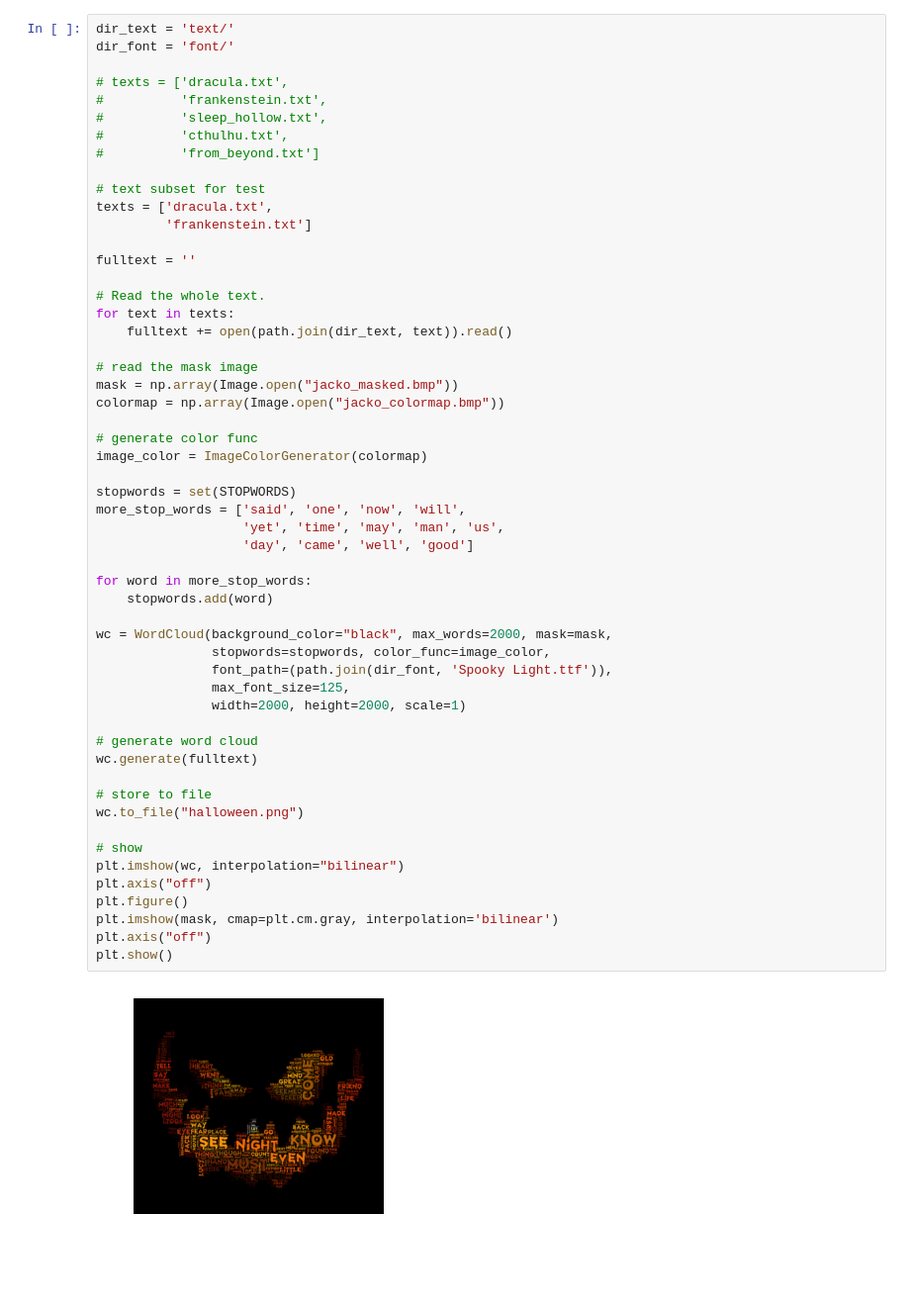
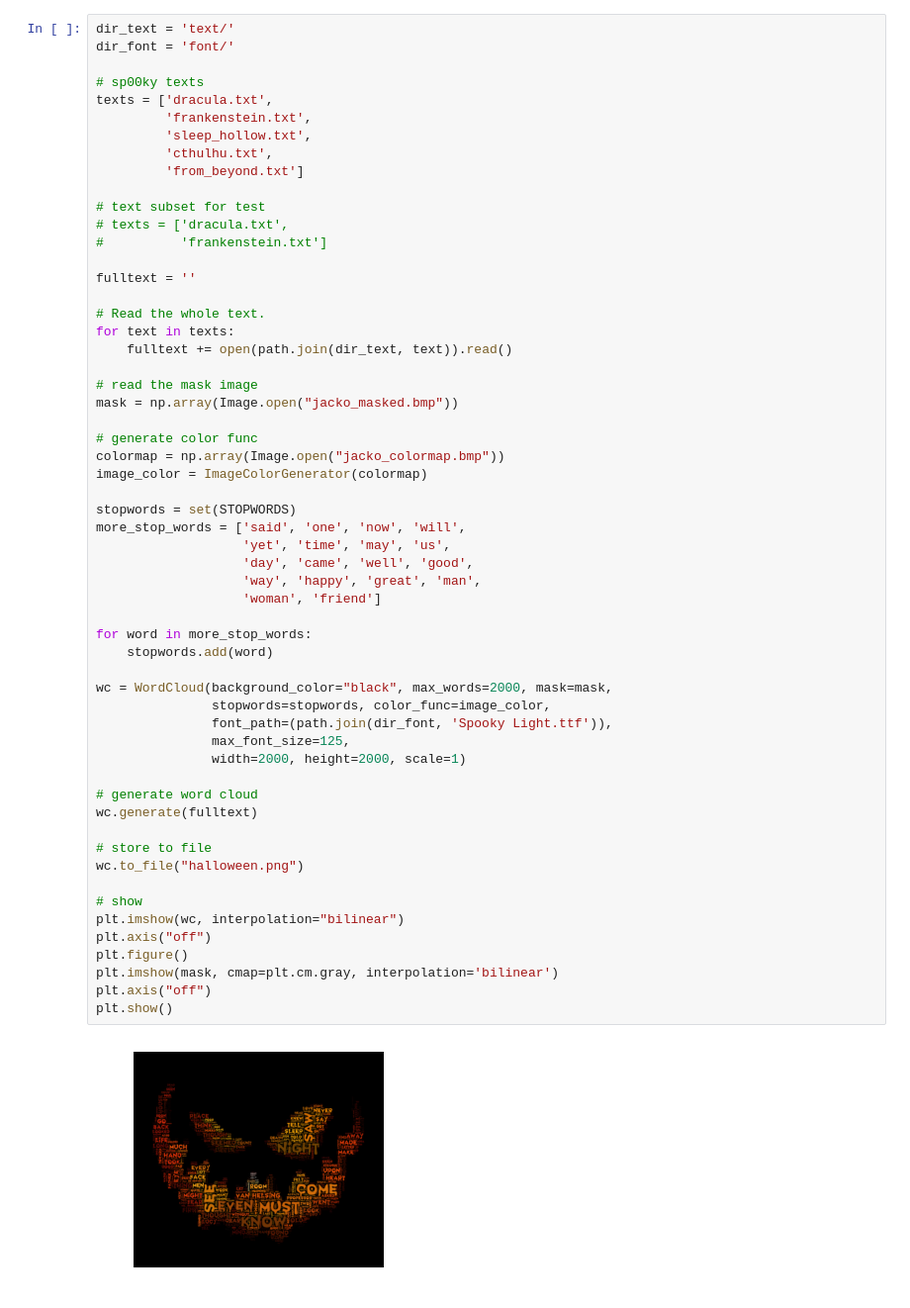
Before and after one commit to SoloSynth1/halloween-wordcloud, a Jupyter notebook: sp00ky.ipynb, the cells around one changed output. Shown at 99% size. Saved outputs shown, nothing was run; the diff lists cells and outputs as text; blank space fills up the shorter version.

```diff
--- a/sp00ky.ipynb
+++ b/sp00ky.ipynb
@@ -7,15 +8,16 @@ from PIL import Image
 dir_text = 'text/'
 dir_font = 'font/'
 
-# texts = ['dracula.txt',
-#          'frankenstein.txt',
-#          'sleep_hollow.txt',
-#          'cthulhu.txt',
-#          'from_beyond.txt']
+# sp00ky texts
+texts = ['dracula.txt',
+         'frankenstein.txt',
+         'sleep_hollow.txt',
+         'cthulhu.txt',
+         'from_beyond.txt']
 
 # text subset for test
-texts = ['dracula.txt',
-         'frankenstein.txt']
+# texts = ['dracula.txt',
+#          'frankenstein.txt']
 
 fulltext = ''
 
@@ -25,38 +27,40 @@ for text in texts:
 
 # read the mask image
 mask = np.array(Image.open("jacko_masked.bmp"))
-colormap = np.array(Image.open("jacko_colormap.bmp"))
 
 # generate color func
+colormap = np.array(Image.open("jacko_colormap.bmp"))
 image_color = ImageColorGenerator(colormap)
 
 stopwords = set(STOPWORDS)
 more_stop_words = ['said', 'one', 'now', 'will',
-                   'yet', 'time', 'may', 'man', 'us',
-                   'day', 'came', 'well', 'good']
+                   'yet', 'time', 'may', 'us',
+                   'day', 'came', 'well', 'good',
+                   'way', 'happy', 'great', 'man',
+                   'woman', 'friend']
 
 for word in more_stop_words:
     stopwords.add(word)
 
 wc = WordCloud(background_color="black", max_words=2000, mask=mask,
                stopwords=stopwords, color_func=image_color,
                font_path=(path.join(dir_font, 'Spooky Light.ttf')),
                max_font_size=125,
                width=2000, height=2000, scale=1)
 
 # generate word cloud
 wc.generate(fulltext)
 
 # store to file
 wc.to_file("halloween.png")
 
 # show
 plt.imshow(wc, interpolation="bilinear")
 plt.axis("off")
 plt.figure()
 plt.imshow(mask, cmap=plt.cm.gray, interpolation='bilinear')
 plt.axis("off")
 plt.show()
 # %% [output]
-[figure, old version]
+[figure, new version]
 [figure]
```
Also changed, not shown: parts of 1 cell of this notebook, 1 other file.
